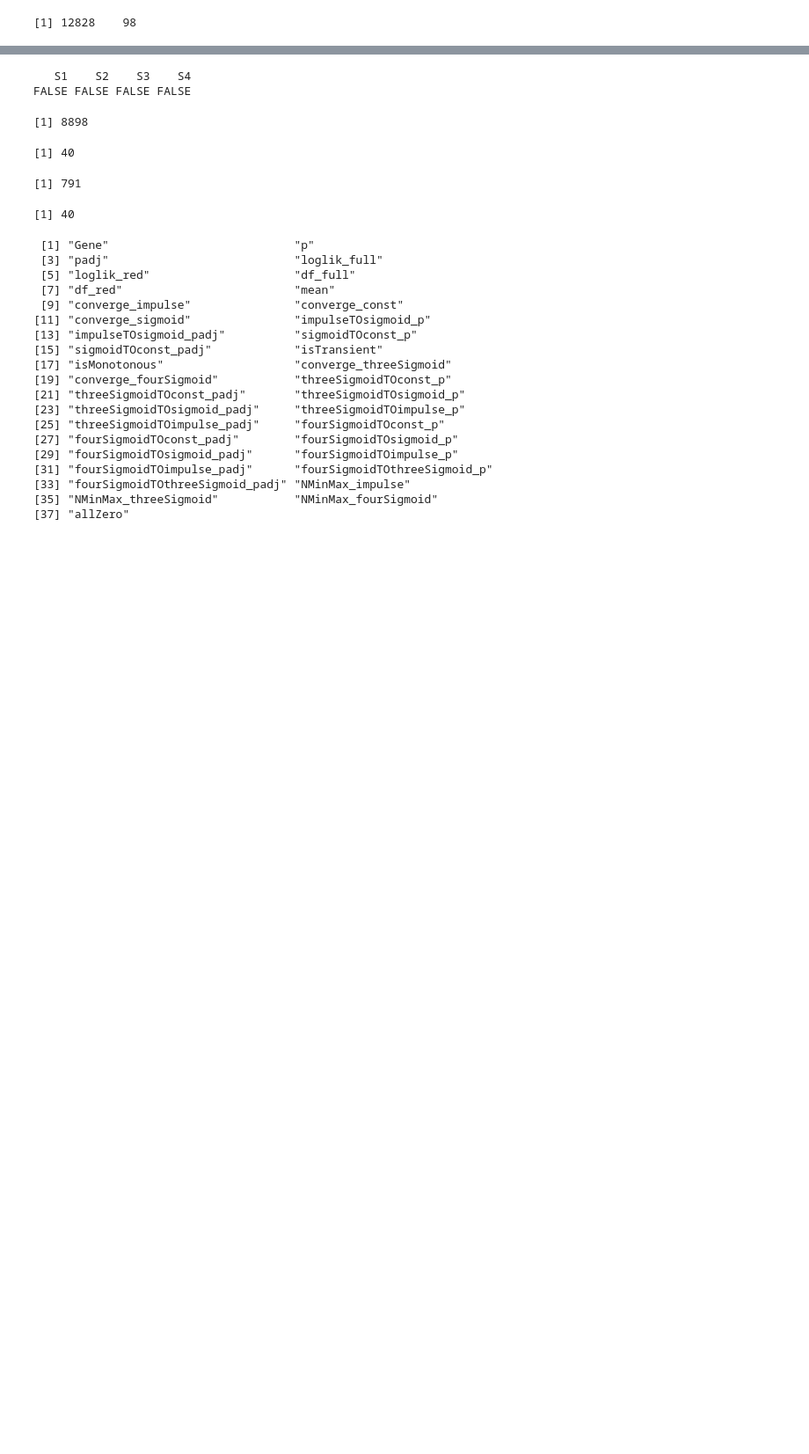
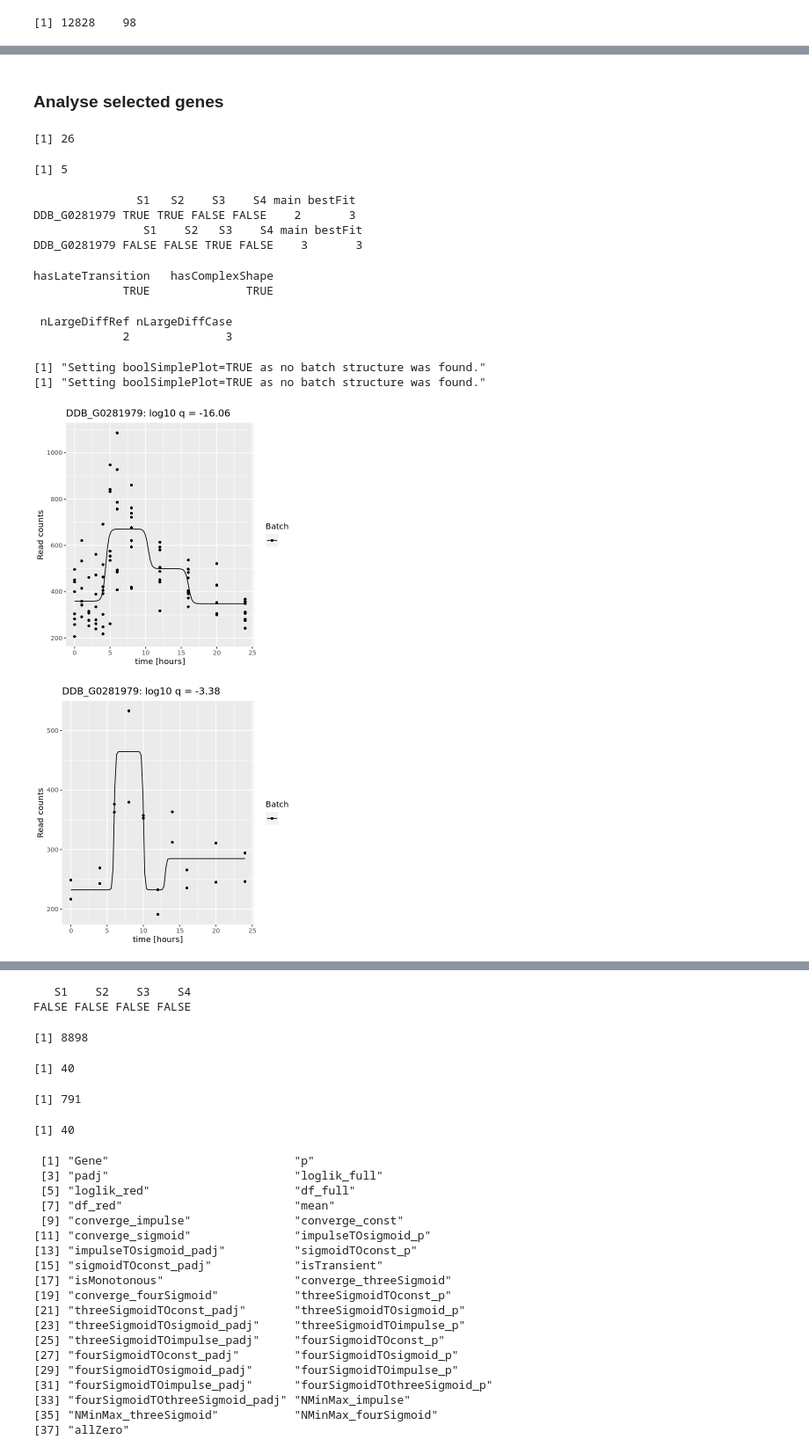
Before and after one commit to biolab/baylor-dicty, a Jupyter notebook: stages_DE/disag_genes_extendedImpulse.R.ipynb, the cells around one changed output, grey strips where cells are left out. Shown at 88% size. Cells and saved outputs as stored; diff of their text form; code cells hidden in the pictures; blank space fills up the shorter version.

```diff
--- a/stages_DE/disag_genes_extendedImpulse.R.ipynb
+++ b/stages_DE/disag_genes_extendedImpulse.R.ipynb
@@ -527,0 +486,8 @@ strNameRefMethod = NULL,model='fourSigmoid')
+# %%
+caseStrain='gbfA'
+doReps=FALSE
+impulse_case<-readRDS(file=paste(pathSave,caseStrain,'.rds',sep=''))
+if(doReps){
+impulse_case_r1<-readRDS(file=paste(pathSave,caseStrain,'_r1','.rds',sep=''))
+impulse_case_r2<-readRDS(file=paste(pathSave,caseStrain,'_r2','.rds',sep=''))
+}
@@ -527,0 +530,55 @@ strNameRefMethod = NULL,model='fourSigmoid')
+# %% [markdown]
+### Analyse selected genes
+# %%
+vecPlotGenesSub<-vecPlotGenes[!filterTransitions[,'hasComplexShape']]
+length(vecPlotGenesSub)
+# %% [output]
+[1] 26
+# %%
+sum(filterNLargeDiff[,'nLargeDiffRef']<filterNLargeDiff[,'nLargeDiffCase'] & filterTransitions[,'hasComplexShape'])
+# %% [output]
+[1] 5
+# %%
+idx=27
+#gene=vecPlotGenesSub[idx]
+gene='DDB_G0281979'
+print(fits_ref[gene,])
+print(fits_case[gene,])
+
+#findTransitions(impulse_ref,fits_ref[gene,'bestFit'],gene)
+#findTransitions(impulse_case,fits_case[gene,'bestFit'],gene)
+filterTransitions[gene,]
+#filterFits[gene,]
+filterNLargeDiff[gene,]
+
+plotGenesExtended(
+vecGeneIDs = c(gene),
+scaNTopIDs = NULL,
+objectImpulseDE2 = impulse_ref,
+boolCaseCtrl = FALSE,
+dirOut = NULL,
+strFileName = NULL,
+vecRefPval = NULL,
+strNameRefMethod = NULL,model=MODELS[fits_ref[gene,'bestFit']])[[1]]
+plotGenesExtended(
+vecGeneIDs =c(gene),
+scaNTopIDs = NULL,
+objectImpulseDE2 = impulse_case,
+boolCaseCtrl = FALSE,
+dirOut = NULL,
+strFileName = NULL,
+vecRefPval = NULL,
+strNameRefMethod = NULL,model=MODELS[fits_case[gene,'bestFit']])[[1]]
+# %% [output]
+               S1   S2    S3    S4 main bestFit
+DDB_G0281979 TRUE TRUE FALSE FALSE    2       3
+                S1    S2   S3    S4 main bestFit
+DDB_G0281979 FALSE FALSE TRUE FALSE    3       3
+hasLateTransition   hasComplexShape
+             TRUE              TRUE
+ nLargeDiffRef nLargeDiffCase
+             2              3
+[1] "Setting boolSimplePlot=TRUE as no batch structure was found."
+[1] "Setting boolSimplePlot=TRUE as no batch structure was found."
+[figure, added]
+[figure, added]
```
Also changed, not shown: parts of 65 cells of this notebook.
